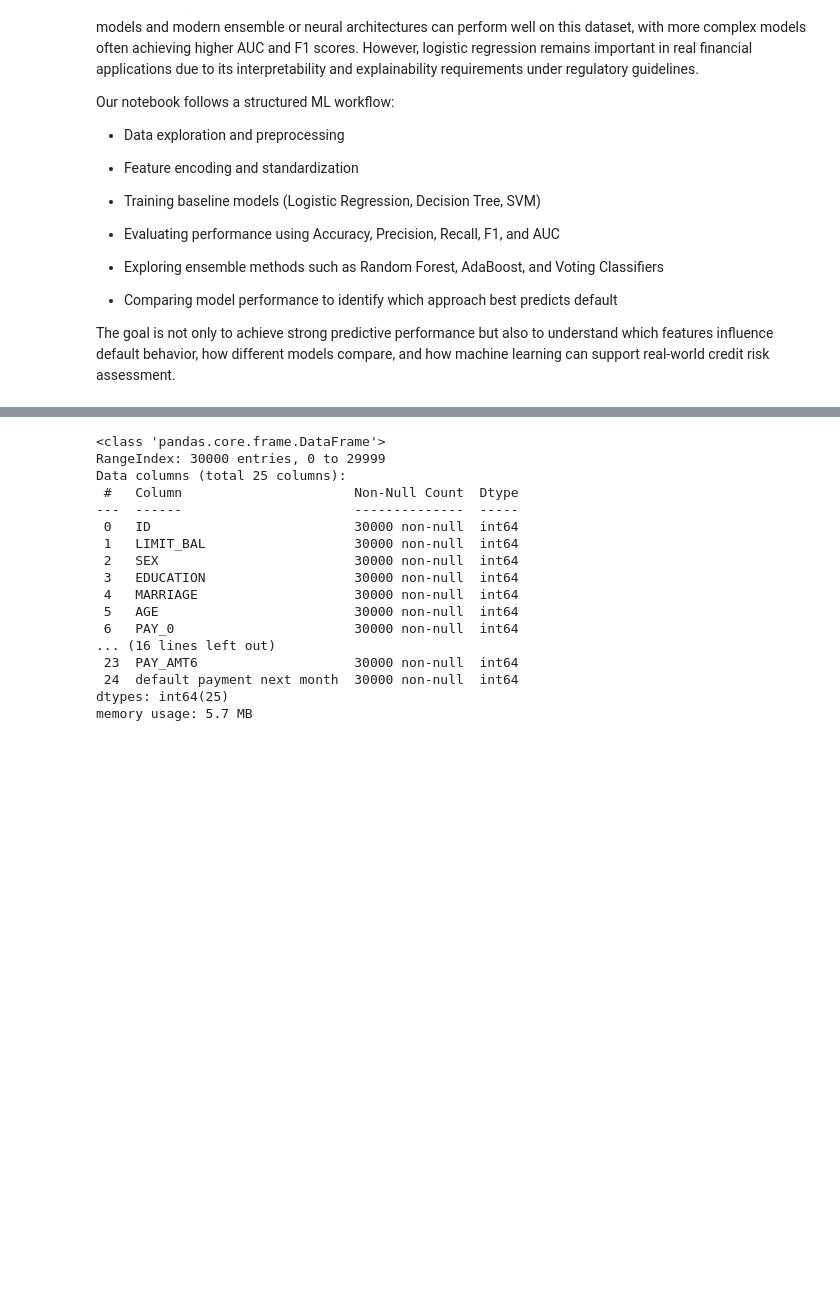
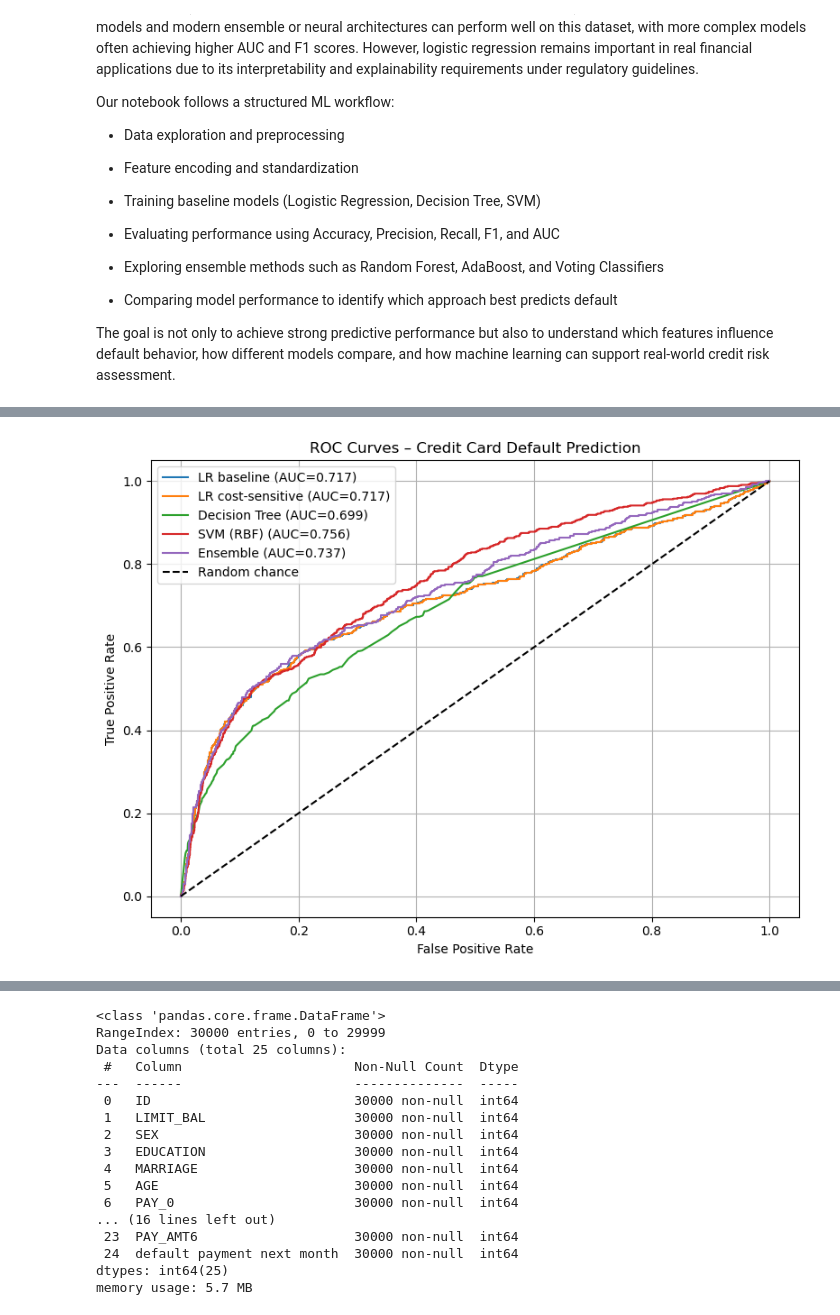
Before and after one commit to Priti0427/Predicting-Default-of-Credit-Card-Clients, a Jupyter notebook: Copy_of_ml_project_Priti.ipynb, the cells around one changed output, grey strips where cells are left out. Drawn from its saved outputs; the diff is of its cells as text; code cells hidden in the pictures; blank space fills up the shorter version.

```diff
--- a/Copy_of_ml_project_Priti.ipynb
+++ b/Copy_of_ml_project_Priti.ipynb
@@ -46,0 +81,3 @@ df.head(5)
+# %%
+# drop 'ID' column as it is not needed for analysis
+df = df.drop(columns=['ID'])
@@ -46,0 +277,8 @@ df.head(5)
+# %%
+# Stage 1: Train models for feature importance analysis
+log_reg = LogisticRegression(max_iter=1000, random_state=100, class_weight='balanced')
+rf_clf = RandomForestClassifier(n_estimators=100, random_state=100, class_weight='balanced')
+
+log_reg.fit(X_train, y_train)
+rf_clf.fit(X_train, y_train)
+print("✓ LR and RF trained for feature importance analysis")
@@ -46,0 +763,32 @@ df.head(5)
+# %%
+# =============================================================================
+# CELL 12: ROC Curves for Main Models (Optional but Great for Slides)
+# =============================================================================
+from sklearn.metrics import roc_curve
+
+plt.figure(figsize=(8, 6))
+
+models_for_roc = [
+    ("LR baseline", log_reg_base),
+    ("LR cost-sensitive", log_reg_cost),
+    ("Decision Tree", dec_tree_cost),
+    ("SVM (RBF)", svm_cost),
+    ("Ensemble", ensemble_clf)
+]
+
+for name, model in models_for_roc:
+    y_proba = model.predict_proba(X_val_selected)[:, 1]
+    fpr, tpr, _ = roc_curve(y_val, y_proba)
+    auc_val = roc_auc_score(y_val, y_proba)
+    plt.plot(fpr, tpr, label=f"{name} (AUC={auc_val:.3f})")
+
+plt.plot([0, 1], [0, 1], 'k--', label='Random chance')
+plt.xlabel("False Positive Rate")
+plt.ylabel("True Positive Rate")
+plt.title("ROC Curves – Credit Card Default Prediction")
+plt.legend()
+plt.grid(True)
+plt.tight_layout()
+plt.show()
+# %% [output]
+[figure, added]
```
Also changed, not shown: parts of 43 cells of this notebook.
